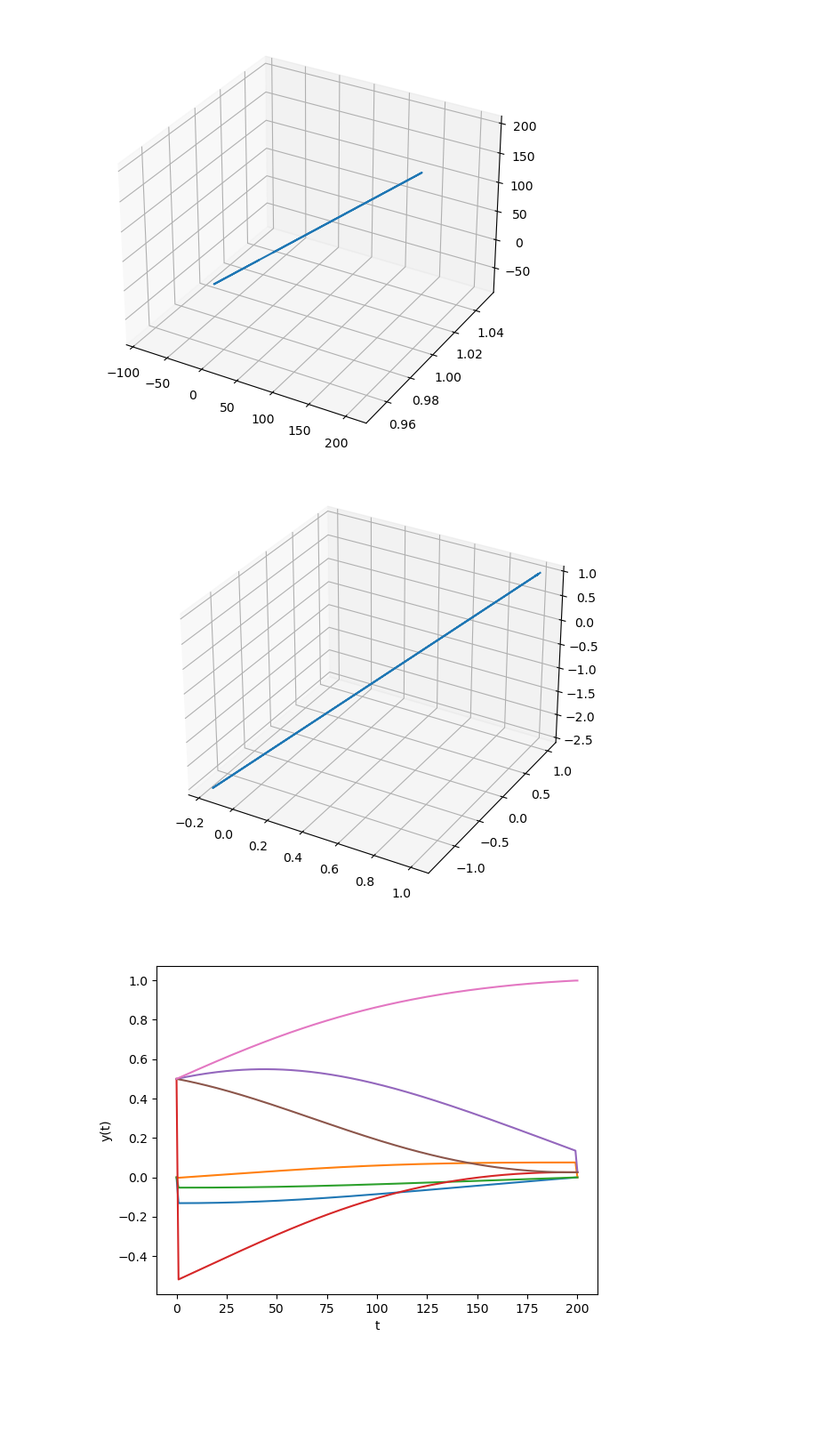
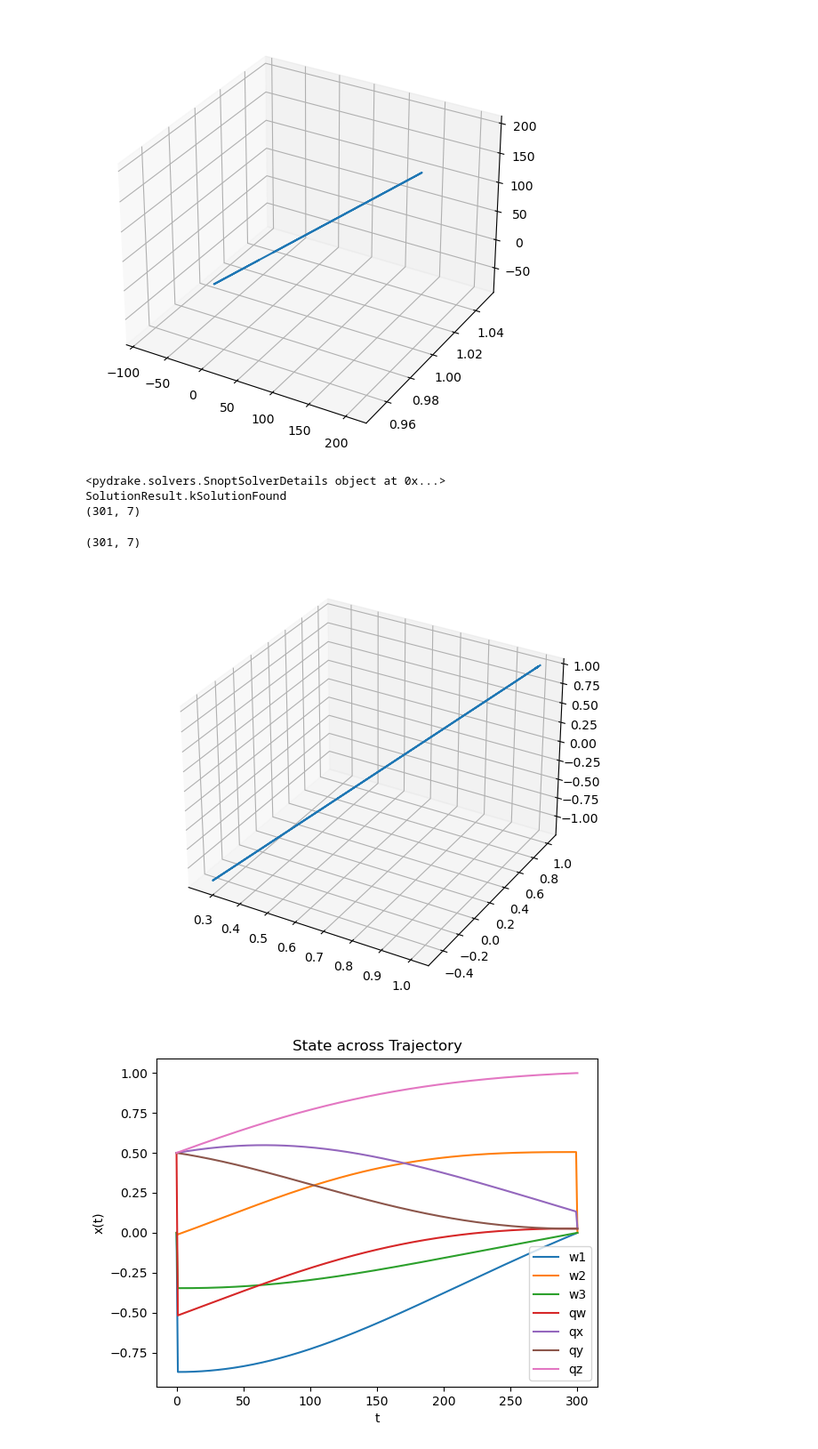
Before and after one commit to Shreeyam/6.8210-underactuated, a Jupyter notebook: satellite_dynamics.ipynb, the cells around one changed output. Shown at 89% size. Drawn from its saved outputs; the diff is of its cells as text; code cells hidden in the pictures; blank space fills up the shorter version.

Commit message:
working optimizer with plotting+animations

```diff
--- a/satellite_dynamics.ipynb
+++ b/satellite_dynamics.ipynb
@@ -139,13 +138,20 @@ plt.show()
 [figure]
 # %%
 # Mathematical program here
-time_interval = 0.1 # Seconds between each time step
-time_steps = 10
+time_interval = 0.01 # Seconds between each time step
+time_steps = 300
+
+# Camera vector
+c = np.array([0, 0, 1]) # Boresight along z
+
+# Sun celestial vector
+s = np.array([0, 0, 1]) # Sun directly overhead
 
 prog = MathematicalProgram()
 
 state = prog.NewContinuousVariables(time_steps + 1, 7, "state")
 torques = prog.NewContinuousVariables(time_steps + 1, 3, "torques")
+tau_max = 100
 
 # Discretized dynamics
 for t in range(time_steps):
@@ -154,6 +160,12 @@ for t in range(time_steps):
         prog.AddConstraint(residual <= 1e-6)
 
     prog.AddQuadraticCost(np.eye(3), np.zeros(3), torques[t])
+    prog.AddQuadraticCost(np.eye(7), np.zeros(7), state[t])
+
+    # Random torque constraint
+    prog.AddConstraint(torques[t,0] <= tau_max)
+    prog.AddConstraint(torques[t,1] <= tau_max)
+    prog.AddConstraint(torques[t,2] <= tau_max)
 
 
 # Initial and final states
@@ -161,43 +173,62 @@ prog.AddLinearEqualityConstraint(state[0, :], x0)
 prog.AddLinearEqualityConstraint(state[-1, :], xn)
 
 
-relaxation = MakeSemidefiniteRelaxation(prog=prog)
+# relaxation = MakeSemidefiniteRelaxation(prog=prog)
 
-print(relaxation)
+# print(relaxation)
 
-result = Solve(relaxation)
+result = Solve(prog)
 print(result.get_solver_details())
 print(result.get_solution_result())
 state_opt = result.GetSolution(state)
 torques_opt = result.GetSolution(torques)
 print(state_opt.shape)
+# %% [output]
+<pydrake.solvers.SnoptSolverDetails object at 0x...>
+SolutionResult.kSolutionFound
+(301, 7)
 # %%
 # !pip3 install ipympl
 %matplotlib widget
+from importlib import reload
+import plotting
+reload(plotting)
+from plotting import *
+
+x_out = state_opt
+print(x_out.shape)
 
 # Calculate q space
 qspace_vec = [qspace(x) for x in state_opt.transpose()]
 
 x = [point[0] for point in qspace_vec]
 y = [point[1] for point in qspace_vec]
 z = [point[2] for point in qspace_vec]
 
 fig = plt.figure()
 ax = fig.add_axes([0, 0, 1, 1], projection='3d')
 plt.plot(x, y, z)
+plt.title("Trajectory in Q Space")
 plt.show()
 
 plt.figure()
 plt.plot(state_opt)
 plt.xlabel('t')
-plt.ylabel('y(t)')
+plt.ylabel('x(t)')
+plt.title("State across Trajectory")
+plt.legend(["w1", "w2", "w3", "qw", "qx", "qy", "qz"])
 plt.show()
 
 plt.figure()
 plt.plot(torques_opt)
 plt.xlabel('t')
-plt.ylabel('y(t)')
+plt.ylabel('u(t)')
+plt.title("Torques across Trajectory")
+plt.legend(["x", "y", "z"])
 plt.show()
+
+animate_quaternions(None, x_out, c)
 # %% [output]
+(301, 7)
-[figure, old version]
+[figure, new version]
-[figure, old version]
+[figure, new version]
```
Also changed, not shown: parts of 3 cells of this notebook.
